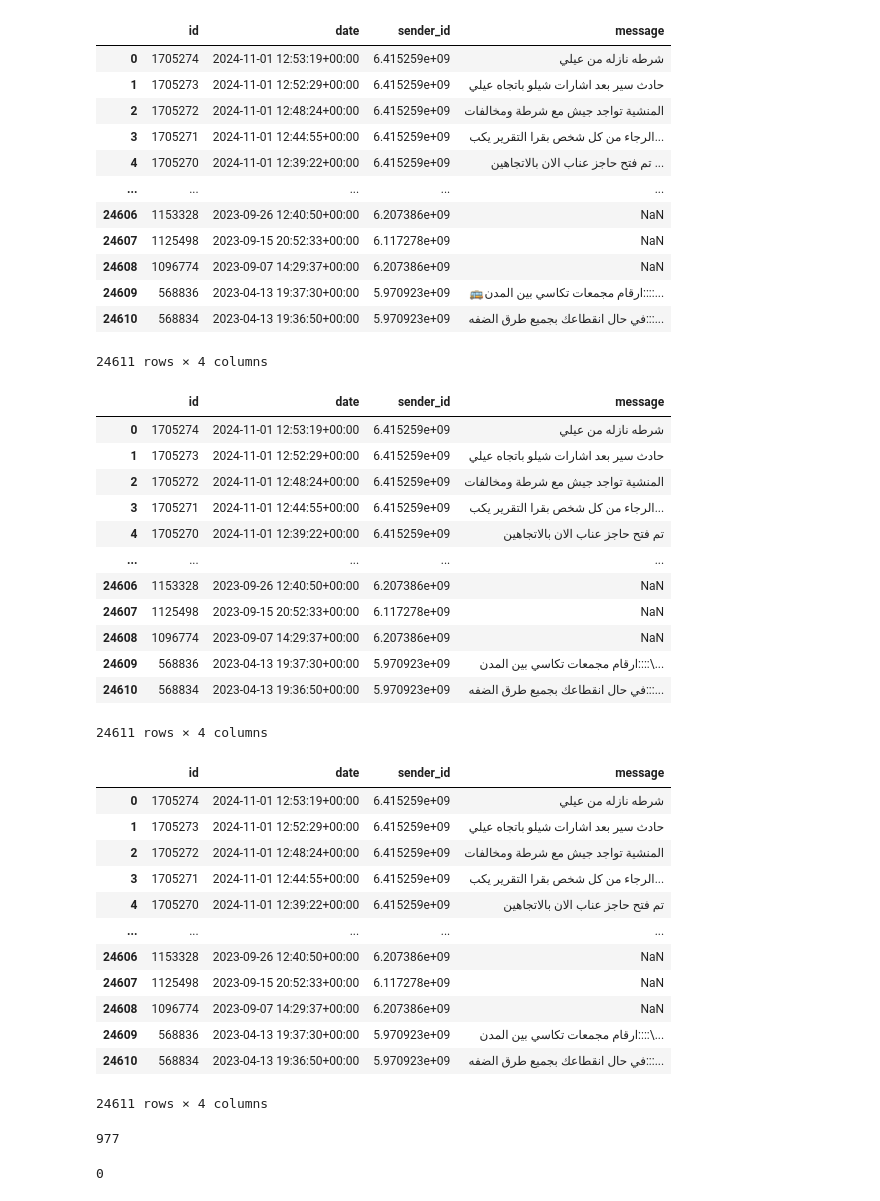
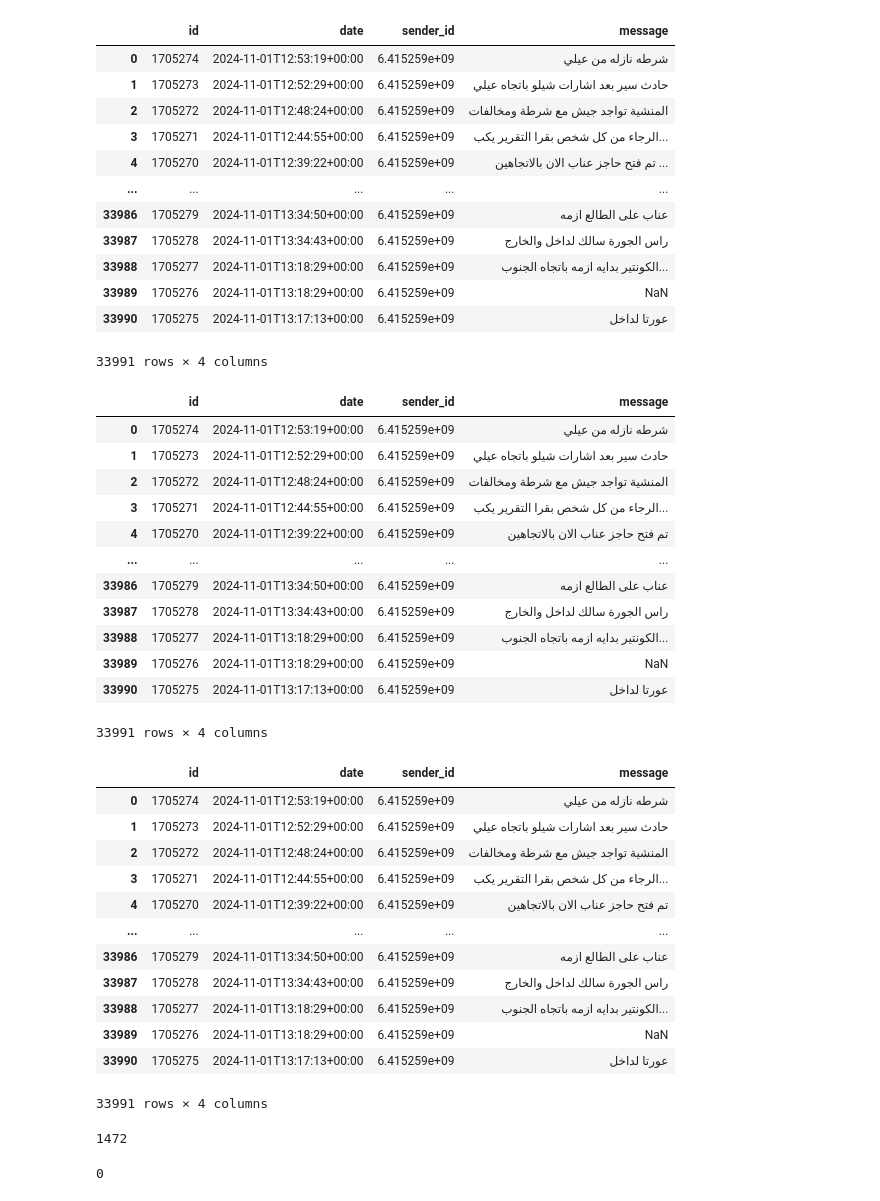
Before and after one commit to ehabsuliman/ROADWATCH, a Jupyter notebook: Road/RW.ipynb, the cells around one changed output. Saved outputs shown, nothing was run; the diff lists cells and outputs as text; code cells hidden in the pictures.

```diff
--- a/Road/RW.ipynb
+++ b/Road/RW.ipynb
@@ -1,23 +1,23 @@
 # %%
 import pandas as pd
 
-data = pd.read_csv('/Users/mac2/Visual Studio Code/ROADWATCH/Road/message.csv')
+data = pd.read_csv('/Users/mac2/Visual Studio Code/ROADWATCH/Road/messages_cleanedNEW.csv')
 
 data
 # %% [output]
 |  | id | date | sender_id | message |
-| 0 | 1705274 | 2024-11-01 12:53:19+00:00 | 6.415259e+09 | شرطه نازله من عيلي |
-| 1 | 1705273 | 2024-11-01 12:52:29+00:00 | 6.415259e+09 | حادث سير بعد اشارات شيلو باتجاه عيلي |
-| 2 | 1705272 | 2024-11-01 12:48:24+00:00 | 6.415259e+09 | المنشية تواجد جيش مع شرطة ومخالفات |
-| 3 | 1705271 | 2024-11-01 12:44:55+00:00 | 6.415259e+09 | الرجاء من كل شخص بقرا التقرير يكب... |
-| 4 | 1705270 | 2024-11-01 12:39:22+00:00 | 6.415259e+09 | تم فتح حاجز عناب الان بالاتجاهين ... |
+| 0 | 1705274 | 2024-11-01T12:53:19+00:00 | 6.415259e+09 | شرطه نازله من عيلي |
+| 1 | 1705273 | 2024-11-01T12:52:29+00:00 | 6.415259e+09 | حادث سير بعد اشارات شيلو باتجاه عيلي |
+| 2 | 1705272 | 2024-11-01T12:48:24+00:00 | 6.415259e+09 | المنشية تواجد جيش مع شرطة ومخالفات |
+| 3 | 1705271 | 2024-11-01T12:44:55+00:00 | 6.415259e+09 | الرجاء من كل شخص بقرا التقرير يكب... |
+| 4 | 1705270 | 2024-11-01T12:39:22+00:00 | 6.415259e+09 | تم فتح حاجز عناب الان بالاتجاهين ... |
 | ... | ... | ... | ... | ... |
-| 24606 | 1153328 | 2023-09-26 12:40:50+00:00 | 6.207386e+09 | NaN |
-| 24607 | 1125498 | 2023-09-15 20:52:33+00:00 | 6.117278e+09 | NaN |
-| 24608 | 1096774 | 2023-09-07 14:29:37+00:00 | 6.207386e+09 | NaN |
-| 24609 | 568836 | 2023-04-13 19:37:30+00:00 | 5.970923e+09 | 🚌ارقام مجمعات تكاسي بين المدن::::... |
-| 24610 | 568834 | 2023-04-13 19:36:50+00:00 | 5.970923e+09 | في حال انقطاعك بجميع طرق الضفه:::... |
+| 33986 | 1705279 | 2024-11-01T13:34:50+00:00 | 6.415259e+09 | عناب على الطالع ازمه |
+| 33987 | 1705278 | 2024-11-01T13:34:43+00:00 | 6.415259e+09 | راس الجورة سالك لداخل والخارج |
+| 33988 | 1705277 | 2024-11-01T13:18:29+00:00 | 6.415259e+09 | الكونتير بدايه ازمه باتجاه الجنوب... |
+| 33989 | 1705276 | 2024-11-01T13:18:29+00:00 | 6.415259e+09 | NaN |
+| 33990 | 1705275 | 2024-11-01T13:17:13+00:00 | 6.415259e+09 | عورتا لداخل |
-24611 rows × 4 columns
+33991 rows × 4 columns
 # %%
 import re
 def remove_emojis(text):
@@ -30,18 +30,18 @@ data['message'] = data['message'].apply(remove_emojis)
 data
 # %% [output]
 |  | id | date | sender_id | message |
-| 0 | 1705274 | 2024-11-01 12:53:19+00:00 | 6.415259e+09 | شرطه نازله من عيلي |
-| 1 | 1705273 | 2024-11-01 12:52:29+00:00 | 6.415259e+09 | حادث سير بعد اشارات شيلو باتجاه عيلي |
-| 2 | 1705272 | 2024-11-01 12:48:24+00:00 | 6.415259e+09 | المنشية تواجد جيش مع شرطة ومخالفات |
-| 3 | 1705271 | 2024-11-01 12:44:55+00:00 | 6.415259e+09 | الرجاء من كل شخص بقرا التقرير يكب... |
-| 4 | 1705270 | 2024-11-01 12:39:22+00:00 | 6.415259e+09 | تم فتح حاجز عناب الان بالاتجاهين |
+| 0 | 1705274 | 2024-11-01T12:53:19+00:00 | 6.415259e+09 | شرطه نازله من عيلي |
+| 1 | 1705273 | 2024-11-01T12:52:29+00:00 | 6.415259e+09 | حادث سير بعد اشارات شيلو باتجاه عيلي |
+| 2 | 1705272 | 2024-11-01T12:48:24+00:00 | 6.415259e+09 | المنشية تواجد جيش مع شرطة ومخالفات |
+| 3 | 1705271 | 2024-11-01T12:44:55+00:00 | 6.415259e+09 | الرجاء من كل شخص بقرا التقرير يكب... |
+| 4 | 1705270 | 2024-11-01T12:39:22+00:00 | 6.415259e+09 | تم فتح حاجز عناب الان بالاتجاهين |
 | ... | ... | ... | ... | ... |
-| 24606 | 1153328 | 2023-09-26 12:40:50+00:00 | 6.207386e+09 | NaN |
-| 24607 | 1125498 | 2023-09-15 20:52:33+00:00 | 6.117278e+09 | NaN |
-| 24608 | 1096774 | 2023-09-07 14:29:37+00:00 | 6.207386e+09 | NaN |
-| 24609 | 568836 | 2023-04-13 19:37:30+00:00 | 5.970923e+09 | ارقام مجمعات تكاسي بين المدن::::\... |
-| 24610 | 568834 | 2023-04-13 19:36:50+00:00 | 5.970923e+09 | في حال انقطاعك بجميع طرق الضفه:::... |
+| 33986 | 1705279 | 2024-11-01T13:34:50+00:00 | 6.415259e+09 | عناب على الطالع ازمه |
+| 33987 | 1705278 | 2024-11-01T13:34:43+00:00 | 6.415259e+09 | راس الجورة سالك لداخل والخارج |
+| 33988 | 1705277 | 2024-11-01T13:18:29+00:00 | 6.415259e+09 | الكونتير بدايه ازمه باتجاه الجنوب... |
+| 33989 | 1705276 | 2024-11-01T13:18:29+00:00 | 6.415259e+09 | NaN |
+| 33990 | 1705275 | 2024-11-01T13:17:13+00:00 | 6.415259e+09 | عورتا لداخل |
-24611 rows × 4 columns
+33991 rows × 4 columns
 # %%
 def remove_jargon(data, jargon_terms):
       def clean_message(message):
@@ -56,22 +56,22 @@ def remove_jargon(data, jargon_terms):
 data
 # %% [output]
 |  | id | date | sender_id | message |
-| 0 | 1705274 | 2024-11-01 12:53:19+00:00 | 6.415259e+09 | شرطه نازله من عيلي |
-| 1 | 1705273 | 2024-11-01 12:52:29+00:00 | 6.415259e+09 | حادث سير بعد اشارات شيلو باتجاه عيلي |
-| 2 | 1705272 | 2024-11-01 12:48:24+00:00 | 6.415259e+09 | المنشية تواجد جيش مع شرطة ومخالفات |
-| 3 | 1705271 | 2024-11-01 12:44:55+00:00 | 6.415259e+09 | الرجاء من كل شخص بقرا التقرير يكب... |
-| 4 | 1705270 | 2024-11-01 12:39:22+00:00 | 6.415259e+09 | تم فتح حاجز عناب الان بالاتجاهين |
+| 0 | 1705274 | 2024-11-01T12:53:19+00:00 | 6.415259e+09 | شرطه نازله من عيلي |
+| 1 | 1705273 | 2024-11-01T12:52:29+00:00 | 6.415259e+09 | حادث سير بعد اشارات شيلو باتجاه عيلي |
+| 2 | 1705272 | 2024-11-01T12:48:24+00:00 | 6.415259e+09 | المنشية تواجد جيش مع شرطة ومخالفات |
+| 3 | 1705271 | 2024-11-01T12:44:55+00:00 | 6.415259e+09 | الرجاء من كل شخص بقرا التقرير يكب... |
+| 4 | 1705270 | 2024-11-01T12:39:22+00:00 | 6.415259e+09 | تم فتح حاجز عناب الان بالاتجاهين |
 | ... | ... | ... | ... | ... |
-| 24606 | 1153328 | 2023-09-26 12:40:50+00:00 | 6.207386e+09 | NaN |
-| 24607 | 1125498 | 2023-09-15 20:52:33+00:00 | 6.117278e+09 | NaN |
-| 24608 | 1096774 | 2023-09-07 14:29:37+00:00 | 6.207386e+09 | NaN |
-| 24609 | 568836 | 2023-04-13 19:37:30+00:00 | 5.970923e+09 | ارقام مجمعات تكاسي بين المدن::::\... |
-| 24610 | 568834 | 2023-04-13 19:36:50+00:00 | 5.970923e+09 | في حال انقطاعك بجميع طرق الضفه:::... |
+| 33986 | 1705279 | 2024-11-01T13:34:50+00:00 | 6.415259e+09 | عناب على الطالع ازمه |
+| 33987 | 1705278 | 2024-11-01T13:34:43+00:00 | 6.415259e+09 | راس الجورة سالك لداخل والخارج |
+| 33988 | 1705277 | 2024-11-01T13:18:29+00:00 | 6.415259e+09 | الكونتير بدايه ازمه باتجاه الجنوب... |
+| 33989 | 1705276 | 2024-11-01T13:18:29+00:00 | 6.415259e+09 | NaN |
+| 33990 | 1705275 | 2024-11-01T13:17:13+00:00 | 6.415259e+09 | عورتا لداخل |
-24611 rows × 4 columns
+33991 rows × 4 columns
 # %%
 print(data['message'].isnull().sum())
 # %% [output]
-977
+1472
 # %%
 data.dropna(subset=['message'], inplace=True)
 # %%
```
Also changed, not shown: parts of 18 cells of this notebook.
